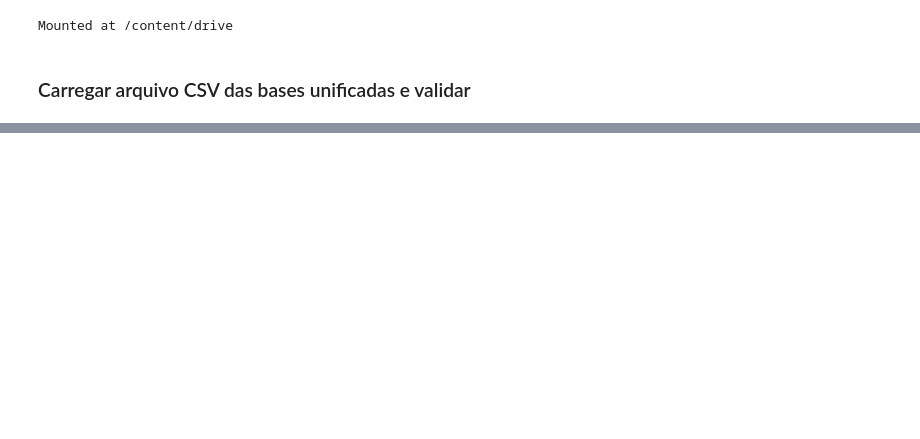
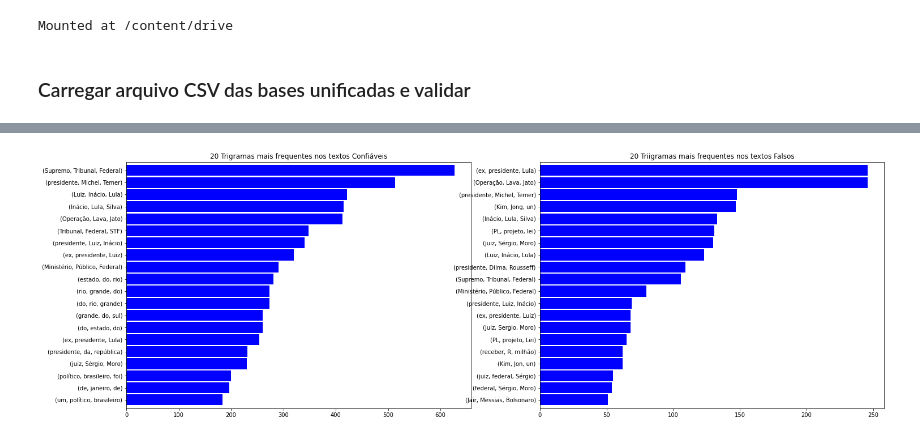
Before and after one commit to caesarcc/pucminas-tcc-fake-news-detection, a Jupyter notebook: passo04_analise_exploracao.ipynb, the cells around one changed output, grey strips where cells are left out. Cells and saved outputs as stored; diff of their text form; code cells hidden in the pictures; blank space fills up the shorter version.

```diff
--- a/passo04_analise_exploracao.ipynb
+++ b/passo04_analise_exploracao.ipynb
@@ -244,0 +123,8 @@ dados.to_csv('dados/fakebr_corpus_processado.csv', sep = ',', index = True)
+# %%
+fig, axes = plt.subplots(nrows=1, ncols=2)
+avaliar_ngrams(palavras_confiavel, '20 Trigramas mais frequentes nos textos Confiáveis', n=3, plot_pos=axes[0])
+avaliar_ngrams(palavras_falsa, '20 Triigramas mais frequentes nos textos Falsos', n=3, plot_pos=axes[1])
+#Com a visualização das trigramas dificulta fazer cortes, mas vejo que algumas trigramas se repetem em ordem diferente,
+# espero que o modelo BERT lide bem com isto, pois aqui estou usando o NLTK
+# %% [output]
+[figure, added]
```
Also changed, not shown: parts of 40 cells of this notebook.
